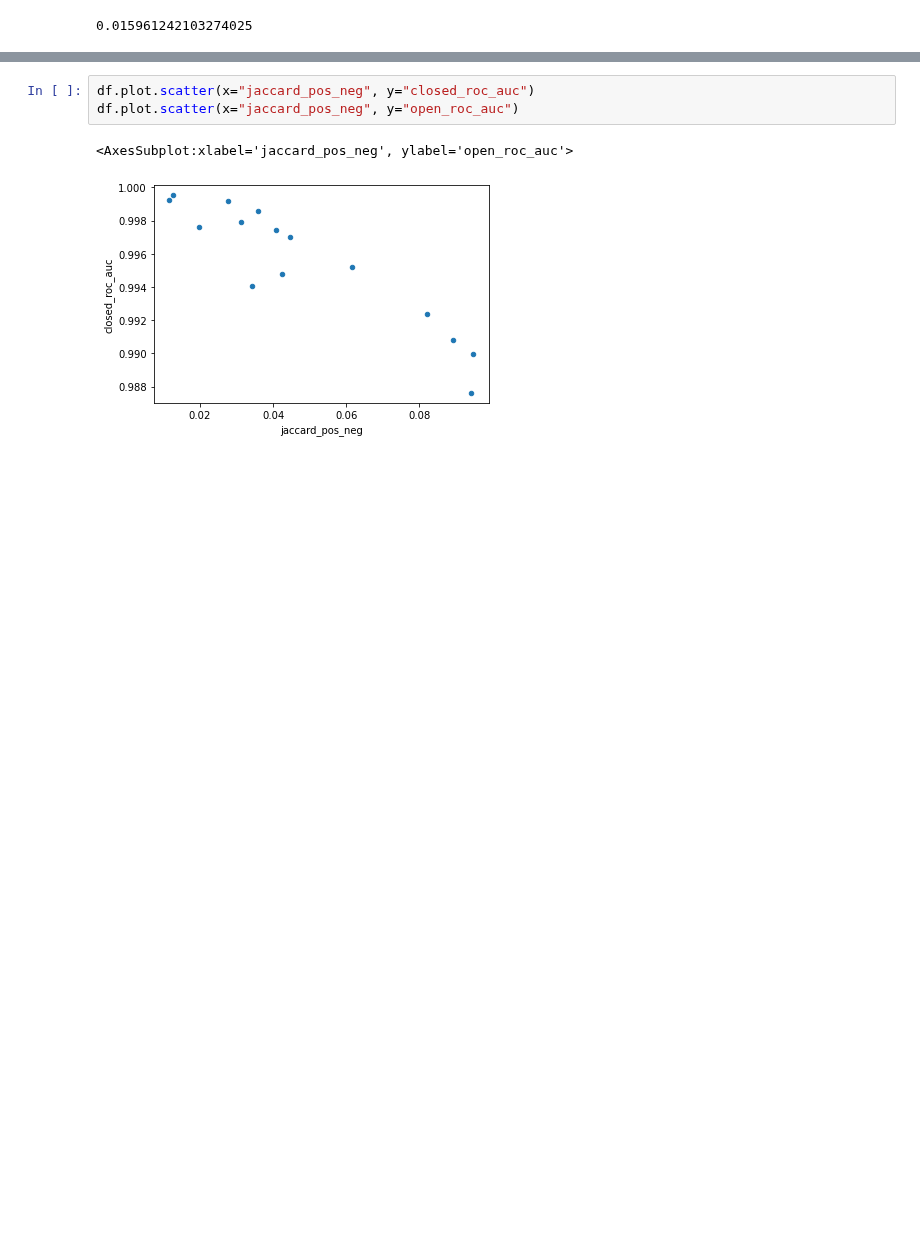
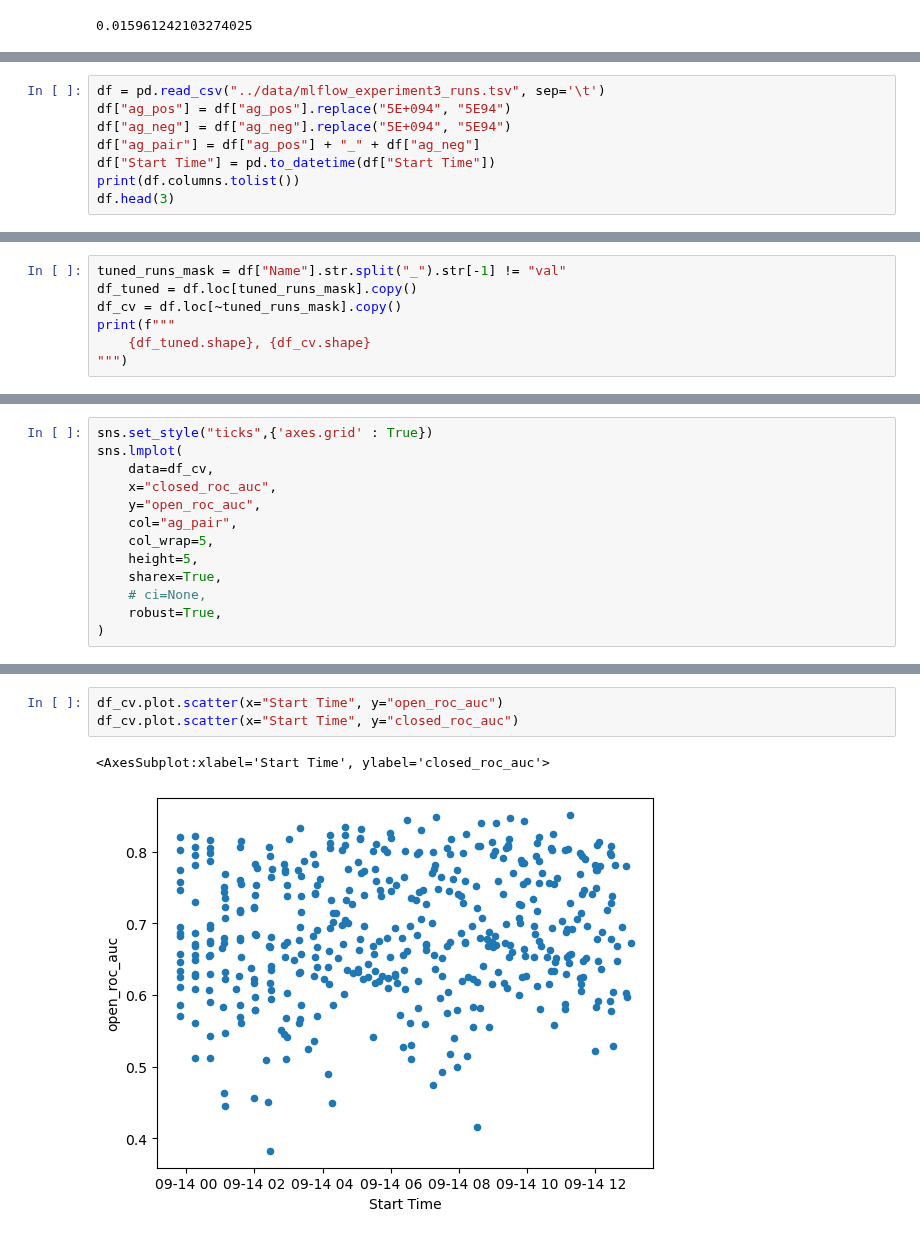
Before and after one commit to csi-greifflab/negative-class-optimization, a Jupyter notebook: notebooks/11_NDB1_Analysis.ipynb, the cells around one changed output, grey strips where cells are left out. Cells and saved outputs as stored; diff of their text form; blank space fills up the shorter version.

```diff
--- a/notebooks/11_NDB1_Analysis.ipynb
+++ b/notebooks/11_NDB1_Analysis.ipynb
@@ -76,0 +113,8 @@ df["jaccard_closed_openset_sum"] = df["jaccard_pos_openset"] + df["jaccard_neg_o
+# %%
+df = pd.read_csv("../data/mlflow_experiment3_runs.tsv", sep='\t')
+df["ag_pos"] = df["ag_pos"].replace("5E+094", "5E94")
+df["ag_neg"] = df["ag_neg"].replace("5E+094", "5E94")
+df["ag_pair"] = df["ag_pos"] + "_" + df["ag_neg"]
+df["Start Time"] = pd.to_datetime(df["Start Time"])
+print(df.columns.tolist())
+df.head(3)
@@ -76,0 +128,7 @@ df["jaccard_closed_openset_sum"] = df["jaccard_pos_openset"] + df["jaccard_neg_o
+# %%
+tuned_runs_mask = df["Name"].str.split("_").str[-1] != "val"
+df_tuned = df.loc[tuned_runs_mask].copy()
+df_cv = df.loc[~tuned_runs_mask].copy()
+print(f"""
+    {df_tuned.shape}, {df_cv.shape}
+""")
@@ -76,0 +137,13 @@ df["jaccard_closed_openset_sum"] = df["jaccard_pos_openset"] + df["jaccard_neg_o
+# %%
+sns.set_style("ticks",{'axes.grid' : True})
+sns.lmplot(
+    data=df_cv,
+    x="closed_roc_auc",
+    y="open_roc_auc",
+    col="ag_pair",
+    col_wrap=5,
+    height=5,
+    sharex=True,
+    # ci=None,
+    robust=True,
+)
@@ -77,6 +153,6 @@ df["jaccard_closed_openset_sum"] = df["jaccard_pos_openset"] + df["jaccard_neg_o
 # %%
-df.plot.scatter(x="jaccard_pos_neg", y="closed_roc_auc")
-df.plot.scatter(x="jaccard_pos_neg", y="open_roc_auc")
+df_cv.plot.scatter(x="Start Time", y="open_roc_auc")
+df_cv.plot.scatter(x="Start Time", y="closed_roc_auc")
 # %% [output]
-<AxesSubplot:xlabel='jaccard_pos_neg', ylabel='open_roc_auc'>
+<AxesSubplot:xlabel='Start Time', ylabel='closed_roc_auc'>
-[figure, old version]
+[figure, new version]
```
Also changed, not shown: parts of 15 cells of this notebook, 6 other files.
